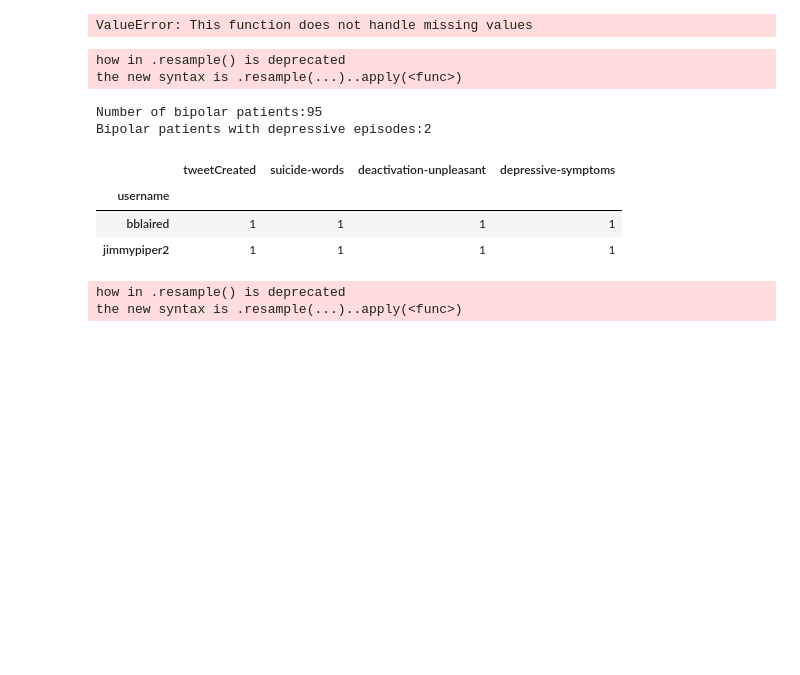
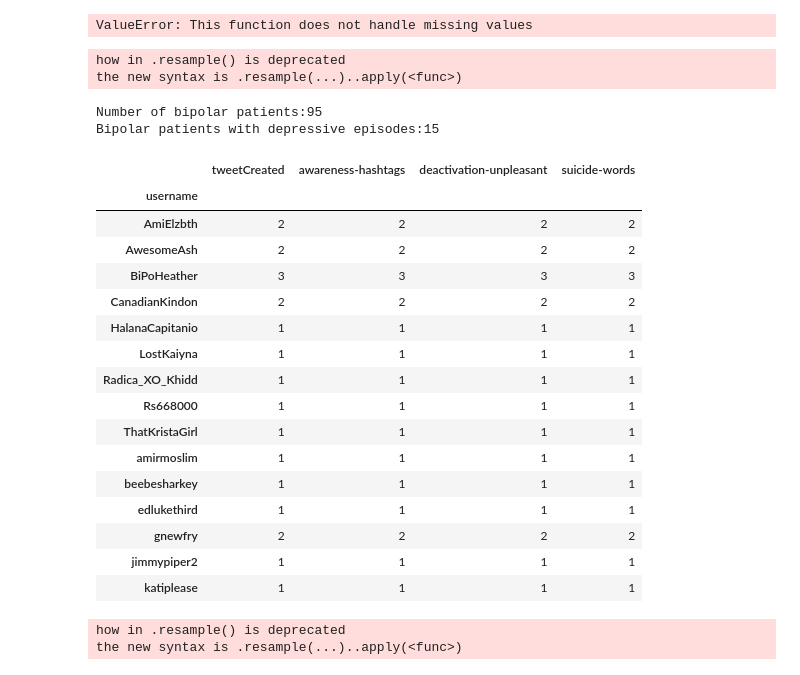
Before and after one commit to nweat/mental-health-research, a Jupyter notebook: patient_tweet_analysis/jupyter_stats/dataset_feature_labelling.ipynb, the cells around one changed output. Drawn from its saved outputs; the diff is of its cells as text; code cells hidden in the pictures; blank space fills up the shorter version.

```diff
--- a/patient_tweet_analysis/jupyter_stats/dataset_feature_labelling.ipynb
+++ b/patient_tweet_analysis/jupyter_stats/dataset_feature_labelling.ipynb
@@ -1240,35 +1240,48 @@ ValueError: This function does not handle missing values
 # %%
 ### DEPRESSIVE MOOD TEMPORAL ANALYSIS - EMOTIONS
 
 explore_episodes = features_to_explore[['username','tweetCreated','negative','positive','suicide-words',
                                       'depressive-symptoms','medication-mentions','awareness-hashtags','deactivation-unpleasant',
                                        'deactivation-pleasant','activation-unpleasant']]
 
 explore_episodes = explore_episodes.set_index('tweetCreated')# reset_index
 explore_episodes.index = pd.to_datetime(explore_episodes.index)
 explore_episodes = explore_episodes.groupby('username').apply(
-    lambda explore_episodes: explore_episodes.resample('2W',how={'depressive-symptoms':'sum','suicide-words':'sum','deactivation-unpleasant':'mean'}))
+    lambda explore_episodes: explore_episodes.resample('2W',how={'awareness-hashtags':'sum','suicide-words':'sum','deactivation-unpleasant':'mean'}))
 explore_episodes = explore_episodes.reset_index()
 
 #define depressive episode as having atleast 5 negative tweets and 1 depressive symptom mention within a period of 2 weeks
 threshold = .3
 
-explore_depressive_episodes = explore_episodes.loc[(explore_episodes['deactivation-unpleasant'] > threshold) & (explore_episodes['suicide-words'] > 1)]# & (explore_episodes['awareness-hashtags'] > 1)
+explore_depressive_episodes = explore_episodes.loc[(explore_episodes['deactivation-unpleasant'] > threshold) & (explore_episodes['awareness-hashtags'] > 1)]# & (explore_episodes['awareness-hashtags'] > 1)
 #explore_depressive_episodes.head(5)
 
 print 'Number of bipolar patients:' + str(len(explore_episodes.groupby('username')))
 explore_depressive_episodes = explore_depressive_episodes.groupby('username').count()
 print 'Bipolar patients with depressive episodes:' + str(len(explore_depressive_episodes))
 explore_depressive_episodes
 # %% [output]
 how in .resample() is deprecated
 the new syntax is .resample(...)..apply(<func>)
 Number of bipolar patients:95
-Bipolar patients with depressive episodes:2
+Bipolar patients with depressive episodes:15
-|  | tweetCreated | suicide-words | deactivation-unpleasant | depressive-symptoms |
+|  | tweetCreated | awareness-hashtags | deactivation-unpleasant | suicide-words |
 | username |  |  |  |  |
-| bblaired | 1 | 1 | 1 | 1 |
+| AmiElzbth | 2 | 2 | 2 | 2 |
+| AwesomeAsh | 2 | 2 | 2 | 2 |
+| BiPoHeather | 3 | 3 | 3 | 3 |
+| CanadianKindon | 2 | 2 | 2 | 2 |
+| HalanaCapitanio | 1 | 1 | 1 | 1 |
+| LostKaiyna | 1 | 1 | 1 | 1 |
+| Radica_XO_Khidd | 1 | 1 | 1 | 1 |
+| Rs668000 | 1 | 1 | 1 | 1 |
+| ThatKristaGirl | 1 | 1 | 1 | 1 |
+| amirmoslim | 1 | 1 | 1 | 1 |
+| beebesharkey | 1 | 1 | 1 | 1 |
+| edlukethird | 1 | 1 | 1 | 1 |
+| gnewfry | 2 | 2 | 2 | 2 |
 | jimmypiper2 | 1 | 1 | 1 | 1 |
+| katiplease | 1 | 1 | 1 | 1 |
 # %%
 ### HYPOMANIC EPISODE TEMPORAL ANALYSIS - SENTIMENT
 
```
Also changed, not shown: parts of 11 cells of this notebook, 1 other file.
